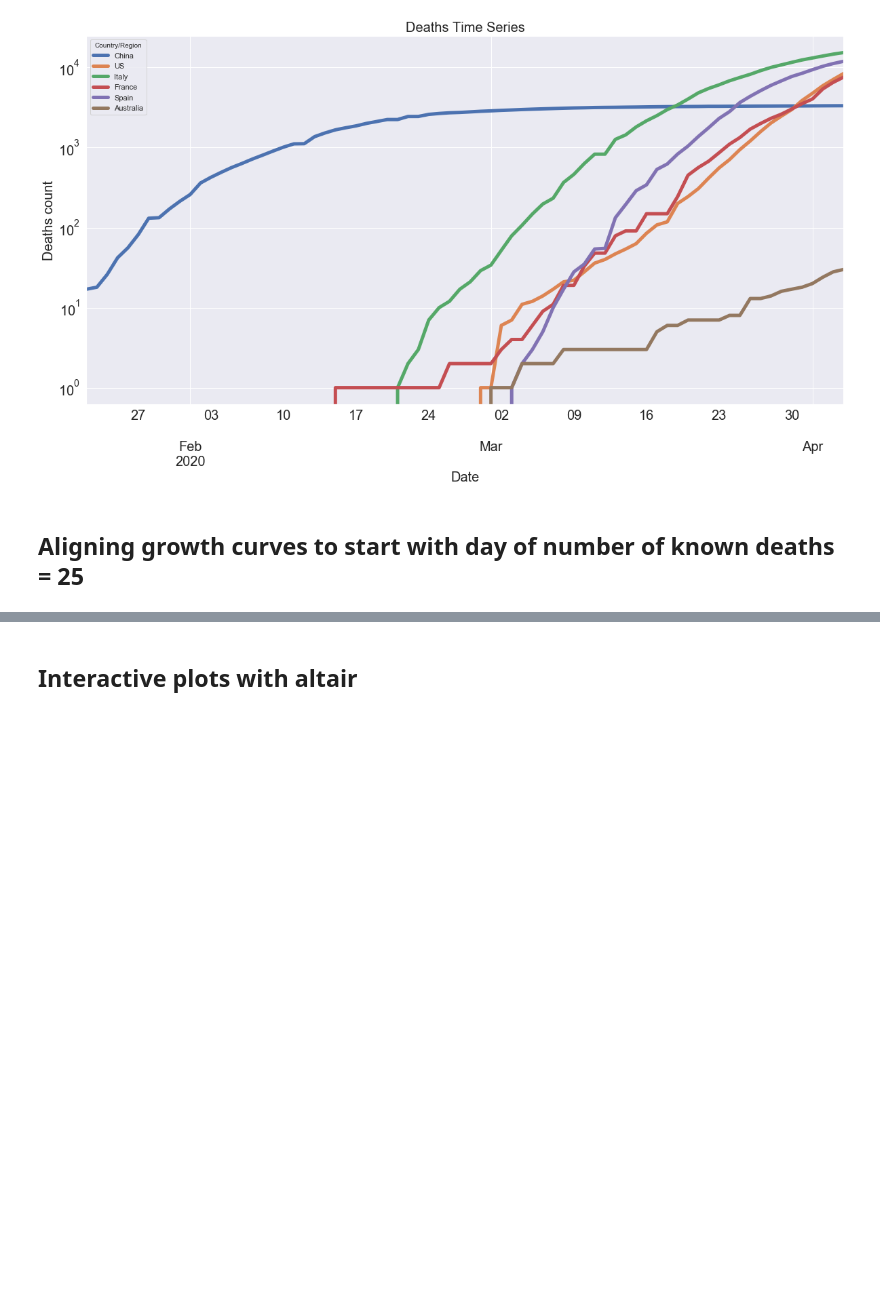
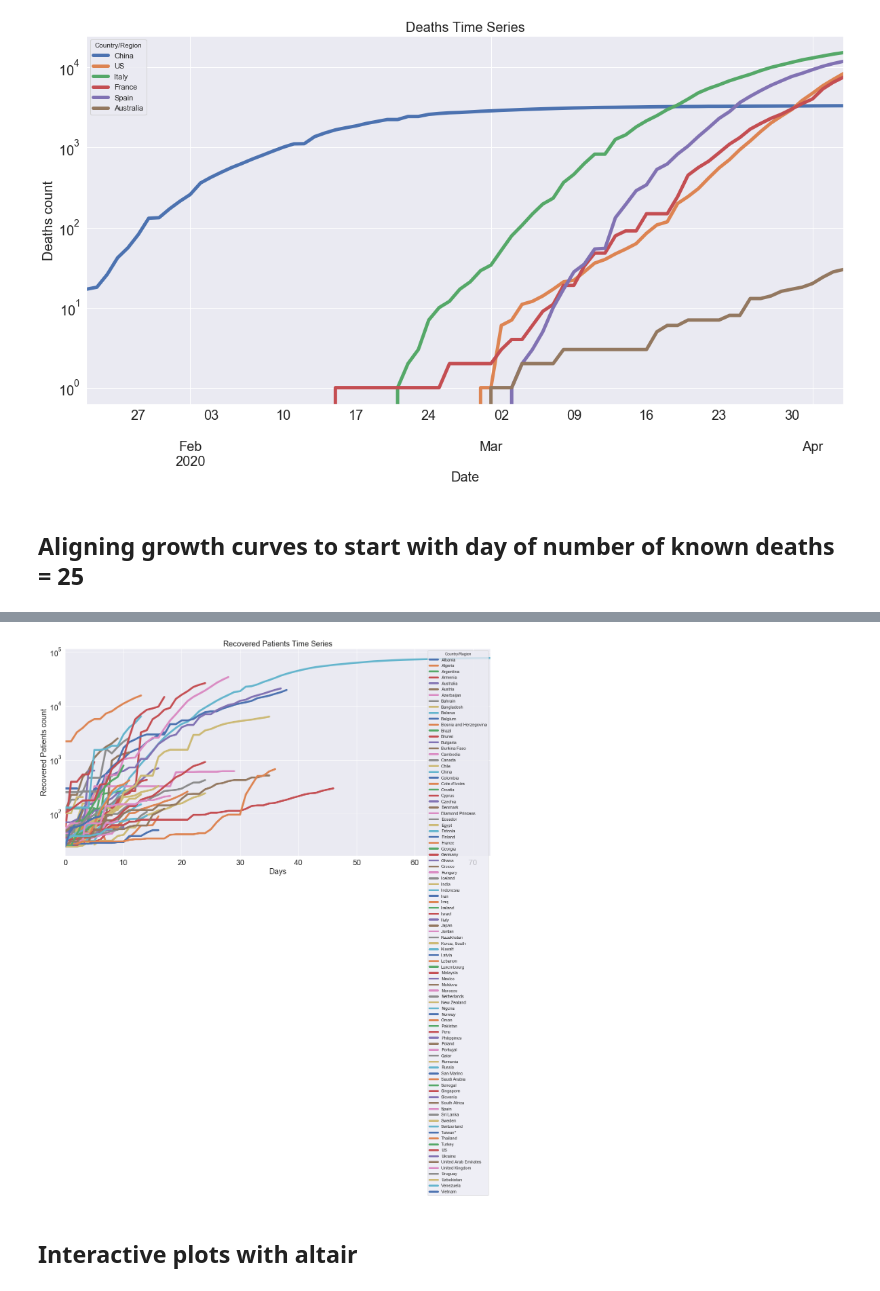
Before and after one commit to datacamp/COVID-19-EDA-tutorial, a Jupyter notebook: notebooks/1-COVID-19-EDA-solution.ipynb, the cells around one changed output, grey strips where cells are left out. Saved outputs shown, nothing was run; the diff lists cells and outputs as text; code cells hidden in the pictures; blank space fills up the shorter version.

```diff
--- a/notebooks/1-COVID-19-EDA-solution.ipynb
+++ b/notebooks/1-COVID-19-EDA-solution.ipynb
@@ -499,3 +539,7 @@ plot_time_series(clean_df, 'Recovered Patients Logarithmic Time Series', 'Days',
+# %%
+plot_time_series(recovered_country, 'Recovered Patients Time Series', 'Days', 'Recovered Patients count', True)
+# %% [output]
+[figure, added]
 # %% [markdown]
 ## Interactive plots with altair
 # %% [markdown]
```
Also changed, not shown: parts of 56 cells of this notebook.
